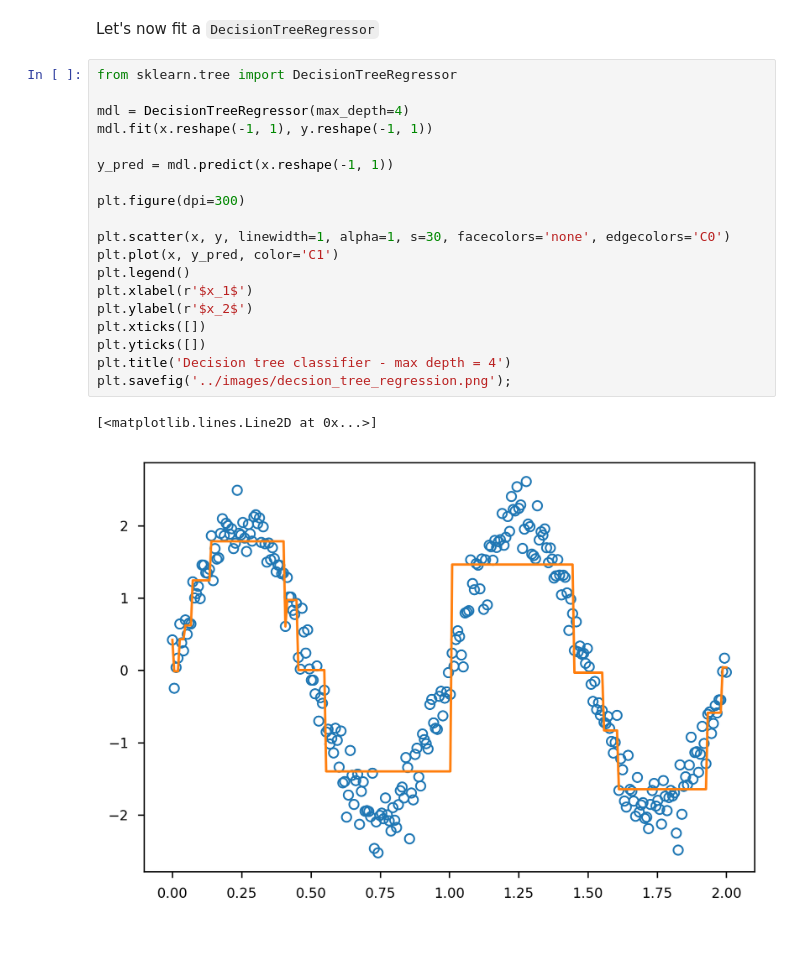
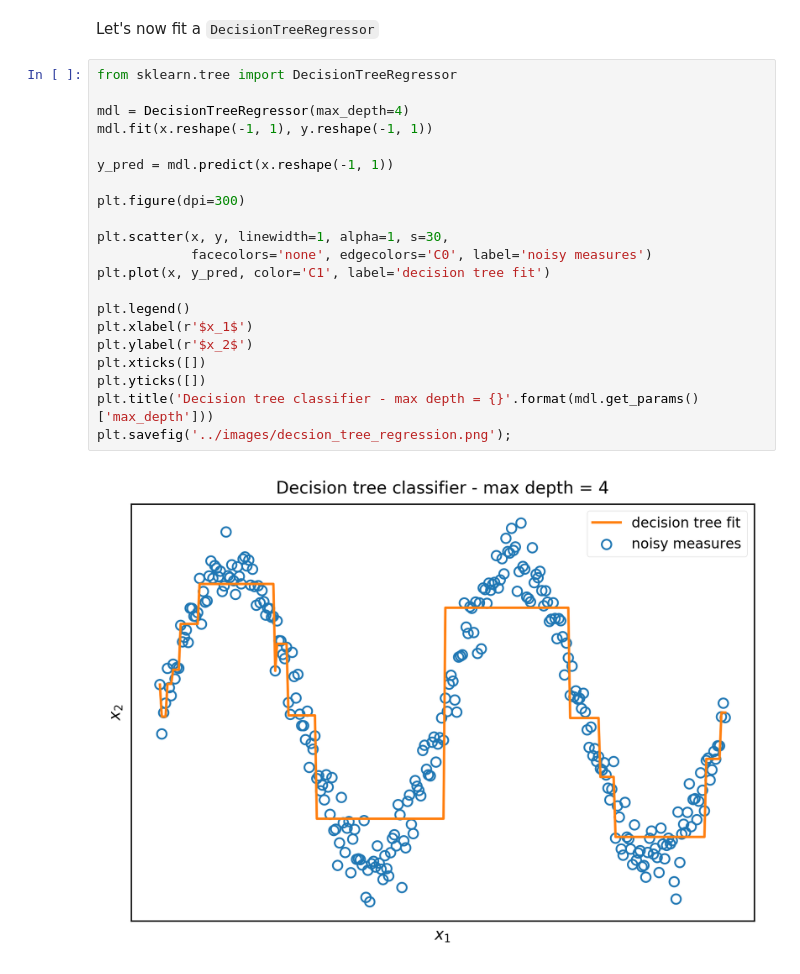
Before and after one commit to samuelefiorini/phdthesis, a Jupyter notebook: src/notebooks/figure_4.15.ipynb, the cells around one changed output. Drawn from its saved outputs; the diff is of its cells as text; blank space fills up the shorter version.

Commit message:
decision tree plot and text added

```diff
--- a/src/notebooks/figure_4.15.ipynb
+++ b/src/notebooks/figure_4.15.ipynb
@@ -70,22 +70,23 @@ Let's now fit a `DecisionTreeRegressor`
 # %%
 from sklearn.tree import DecisionTreeRegressor
 
 mdl = DecisionTreeRegressor(max_depth=4)
 mdl.fit(x.reshape(-1, 1), y.reshape(-1, 1))
 
 y_pred = mdl.predict(x.reshape(-1, 1))
 
 plt.figure(dpi=300)
 
-plt.scatter(x, y, linewidth=1, alpha=1, s=30, facecolors='none', edgecolors='C0')
-plt.plot(x, y_pred, color='C1')
+plt.scatter(x, y, linewidth=1, alpha=1, s=30,
+            facecolors='none', edgecolors='C0', label='noisy measures')
+plt.plot(x, y_pred, color='C1', label='decision tree fit')
+
 plt.legend()
 plt.xlabel(r'$x_1$')
 plt.ylabel(r'$x_2$')
 plt.xticks([])
 plt.yticks([])
-plt.title('Decision tree classifier - max depth = 4')
+plt.title('Decision tree classifier - max depth = {}'.format(mdl.get_params()['max_depth']))
 plt.savefig('../images/decsion_tree_regression.png');
 # %% [output]
-[<matplotlib.lines.Line2D at 0x...>]
-[figure, old version]
+[figure, new version]
```
Also changed, not shown: 9 other files.
